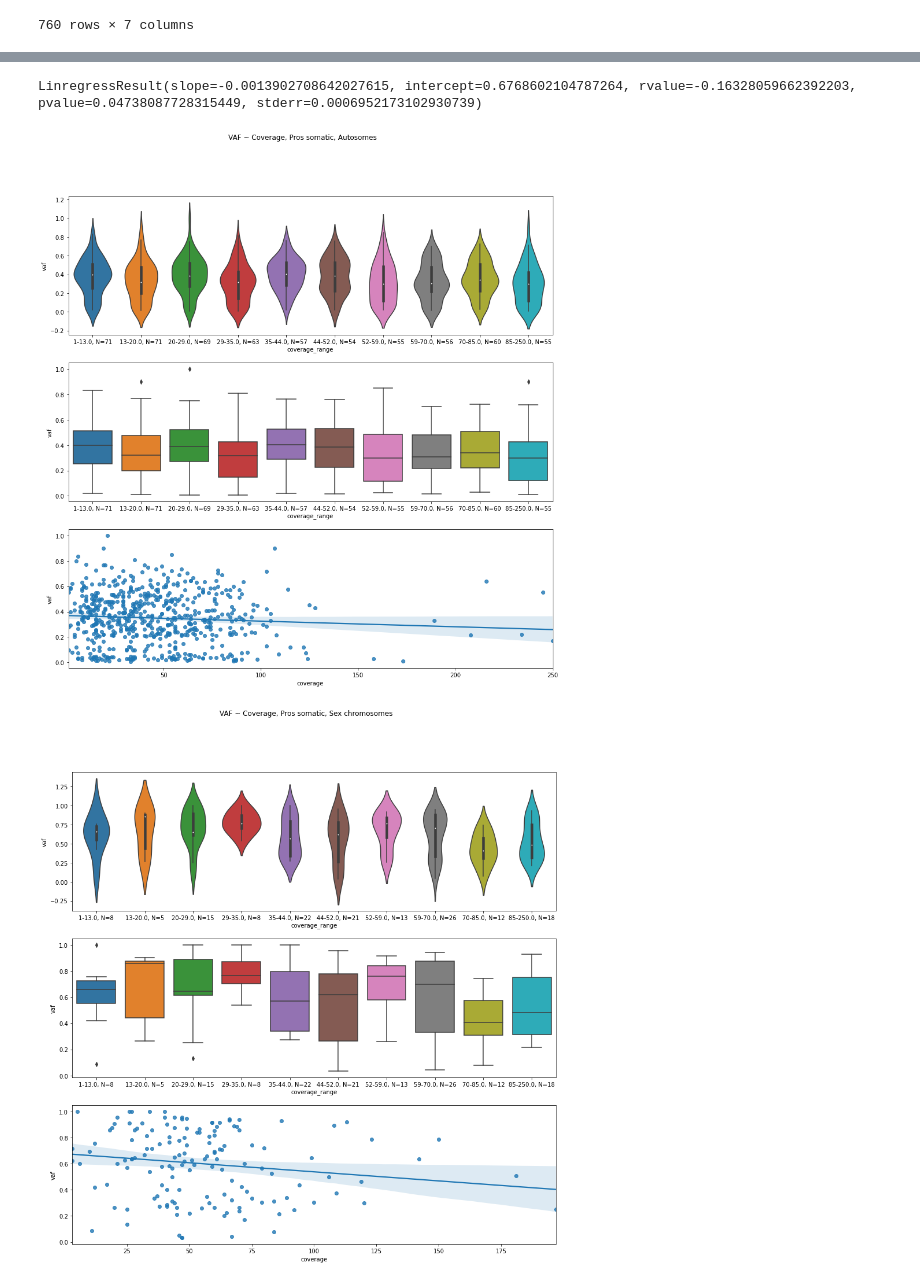
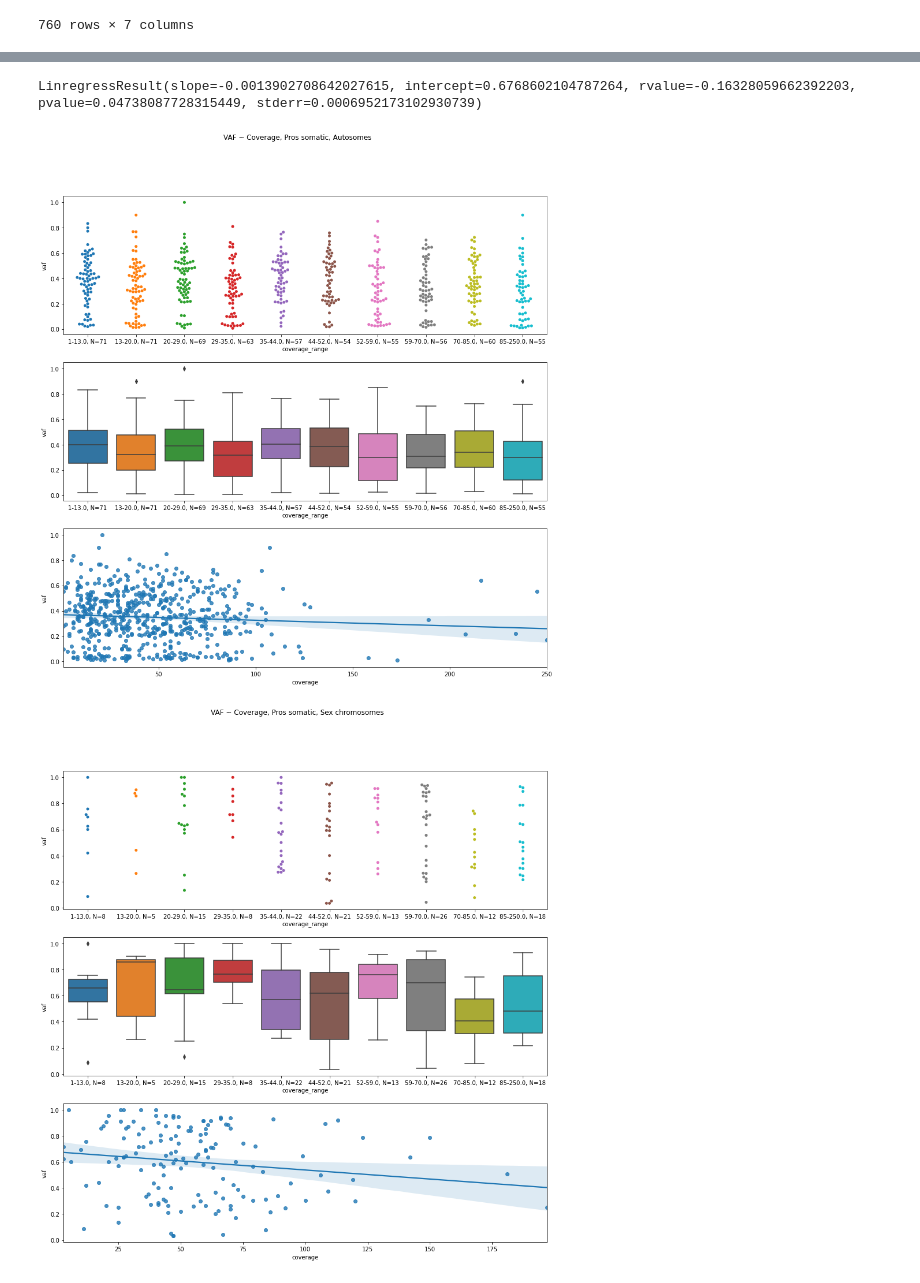
Before and after one commit to bardin-lab/somatic-transposition-fly-intestine, a Jupyter notebook: notebooks/5. germline summary/somatic insertions-pros.ipynb, the cells around one changed output, grey strips where cells are left out. Drawn from its saved outputs; the diff is of its cells as text; code cells hidden in the pictures.

```diff
--- a/notebooks/5. germline summary/somatic insertions-pros.ipynb
+++ b/notebooks/5. germline summary/somatic insertions-pros.ipynb
@@ -500,29 +500,29 @@ coverage_per_insertion.to_csv('somatic_pros_per_insertions.tsv', sep='\t', index
 # %%
 reasonable_coverage = coverage_per_insertion[(coverage_per_insertion.coverage >= 1) & (coverage_per_insertion.coverage <= 250)]
 reasonable_coverage['coverage_range'] = pd.qcut(reasonable_coverage.coverage, q=10)
 autosomes = reasonable_coverage[~reasonable_coverage['chrom'].isin({'X', 'Y'})]
 sex_chromosomes = reasonable_coverage[reasonable_coverage['chrom'].isin({'X', 'Y'})]
 
 def plot_coverage_vaf_relationship(df, title='Coverage-VAF relationship'):
     fig, axes = plt.subplots(nrows=3, figsize=(15, 15))
     fig.suptitle(title)
-    sns.violinplot(x='coverage_range', y='vaf', data=df, ax=axes[0])
+    sns.swarmplot(x='coverage_range', y='vaf', data=df, ax=axes[0])
     sns.boxplot(x='coverage_range', y='vaf', data=df, ax=axes[1])
     xlabels = df.coverage_range.value_counts().sort_index().reset_index().apply(lambda row: f"{round(row['index'].left)}-{row['index'].right}, N={row['coverage_range']}", axis=1).to_list()
     axes[0].set_xticklabels(xlabels)
     axes[1].set_xticklabels(xlabels)
     sns.regplot(x='coverage', y='vaf', data=df, ax=axes[2])
     fig.savefig(f"{title}.pdf")
     return scipy.stats.linregress(df['coverage'], df['vaf'])
 
 
 plot_coverage_vaf_relationship(autosomes, title=f'VAF ~ Coverage, {PREFIX}, Autosomes')
 plot_coverage_vaf_relationship(sex_chromosomes, title=f'VAF ~ Coverage, {PREFIX}, Sex chromosomes')
 # %% [output]
 A value is trying to be set on a copy of a slice from a DataFrame.
 Try using .loc[row_indexer,col_indexer] = value instead
 
 See the caveats in the documentation: https://pandas.pydata.org/pandas-docs/stable/user_guide/indexing.html#returning-a-view-versus-a-copy
 LinregressResult(slope=-0.0013902708642027615, intercept=0.6768602104787264, rvalue=-0.16328059662392203, pvalue=0.04738087728315449, stderr=0.0006952173102930739)
-[figure, old version]
+[figure, new version]
-[figure, old version]
+[figure, new version]
```
Also changed, not shown: parts of 4 cells of this notebook, 4 other files.
